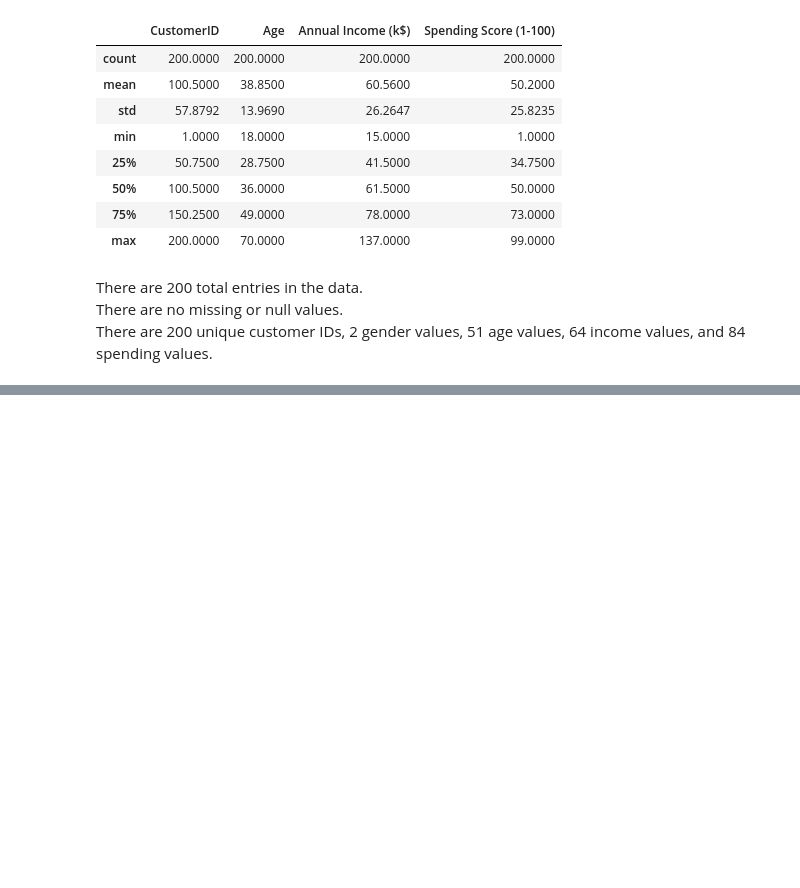
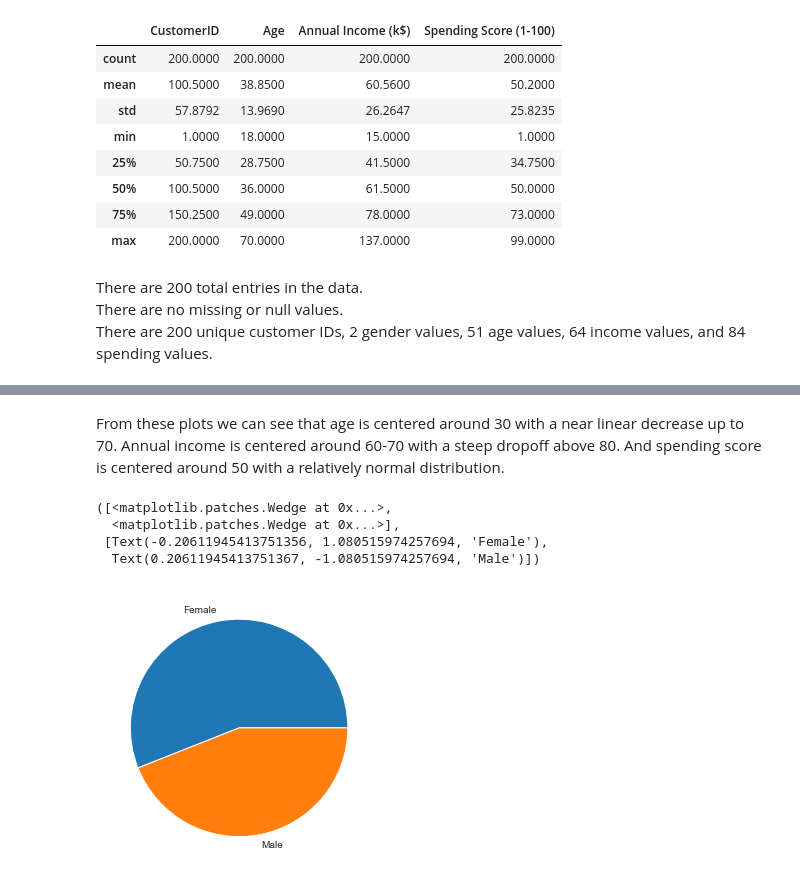
Before and after one commit to BryanSmith00/Spring-2022-Classes, a Jupyter notebook: COSC 3337 Data Science I/homework/hw3/smith_bryan_1861137_hw3.ipynb, the cells around one changed output, grey strips where cells are left out. Saved outputs shown, nothing was run; the diff lists cells and outputs as text; code cells hidden in the pictures; blank space fills up the shorter version.

```diff
--- a/COSC 3337 Data Science I/homework/hw3/smith_bryan_1861137_hw3.ipynb
+++ b/COSC 3337 Data Science I/homework/hw3/smith_bryan_1861137_hw3.ipynb
@@ -62,0 +78,11 @@ There are 200 unique customer IDs, 2 gender values, 51 age values, 64 income val
+# %% [markdown]
+From these plots we can see that age is centered around 30 with a near linear decrease up to 70. Annual income is centered around 60-70 with a steep dropoff above 80. And spending score is centered around 50 with a relatively normal distribution.
+# %%
+data = [customers['Gender'].tolist().count('Female'), customers['Gender'].tolist().count('Male')]
+plt.pie(data, labels=['Female', 'Male'])
+# %% [output]
+([<matplotlib.patches.Wedge at 0x...>,
+  <matplotlib.patches.Wedge at 0x...>],
+ [Text(-0.20611945413751356, 1.080515974257694, 'Female'),
+  Text(0.20611945413751367, -1.080515974257694, 'Male')])
+[figure, added]
```
Also changed, not shown: parts of 22 cells of this notebook, 4 other files.
